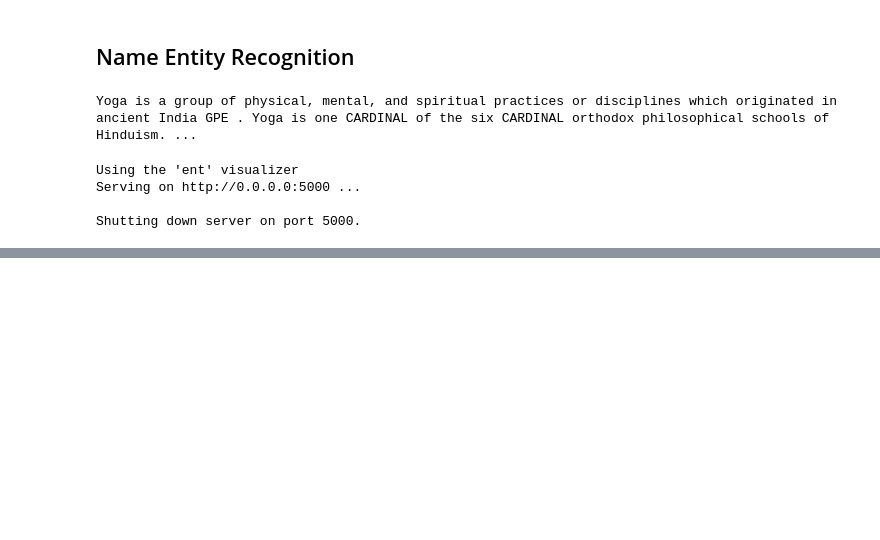
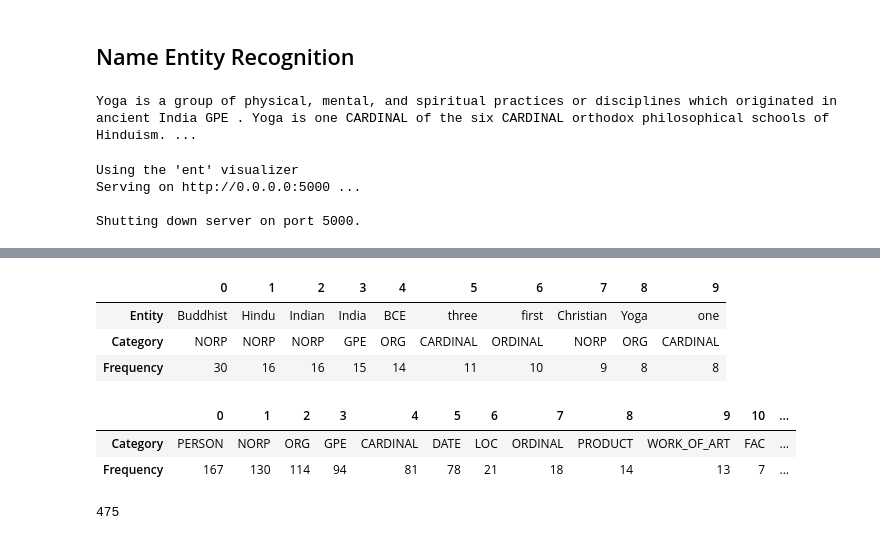
Before and after one commit to anmarphy/NLP_2021, a Jupyter notebook: Wikipedia_Web_Scrapping.ipynb, the cells around one changed output, grey strips where cells are left out. Saved outputs shown, nothing was run; the diff lists cells and outputs as text; code cells hidden in the pictures; blank space fills up the shorter version.

```diff
--- a/Wikipedia_Web_Scrapping.ipynb
+++ b/Wikipedia_Web_Scrapping.ipynb
@@ -186,3 +188,10 @@ Using the 'ent' visualizer
 Serving on http://0.0.0.0:5000 ...
 
 Shutting down server on port 5000.
+# %%
+l=[]
+for ent in doc.ents:
+    l.append((ent.text, ent.label_))
+# %%
+Name_Entities=pd.DataFrame(l, columns=['Entity', 'Category'])
+Name_Entities.tail()
@@ -188,0 +205,26 @@ Shutting down server on port 5000.
+# %%
+top_entities = (Name_Entities.groupby(by=['Entity', 'Category'])
+                           .size()
+                           .sort_values(ascending=False)
+                           .reset_index().rename(columns={0 : 'Frequency'}))
+top_entities.T.iloc[:,:10]
+# %% [output]
+|  | 0 | 1 | 2 | 3 | 4 | 5 | 6 | 7 | 8 | 9 |
+| Entity | Buddhist | Hindu | Indian | India | BCE | three | first | Christian | Yoga | one |
+| Category | NORP | NORP | NORP | GPE | ORG | CARDINAL | ORDINAL | NORP | ORG | CARDINAL |
+| Frequency | 30 | 16 | 16 | 15 | 14 | 11 | 10 | 9 | 8 | 8 |
+# %%
+top_entities = (Name_Entities.groupby(by=['Category'])
+                           .size()
+                           .sort_values(ascending=False)
+                           .reset_index().rename(columns={0 : 'Frequency'}))
+top_entities.T.iloc[:,:15]
+# %% [output]
+|  | 0 | 1 | 2 | 3 | 4 | 5 | 6 | 7 | 8 | 9 | 10 | ... |
+| Category | PERSON | NORP | ORG | GPE | CARDINAL | DATE | LOC | ORDINAL | PRODUCT | WORK_OF_ART | FAC | ... |
+| Frequency | 167 | 130 | 114 | 94 | 81 | 78 | 21 | 18 | 14 | 13 | 7 | ... |
+# %%
+Name_Entities=Name_Entities.drop_duplicates()
+Name_Entities.shape[0]
+# %% [output]
+475
```
Also changed, not shown: parts of 8 cells of this notebook.
